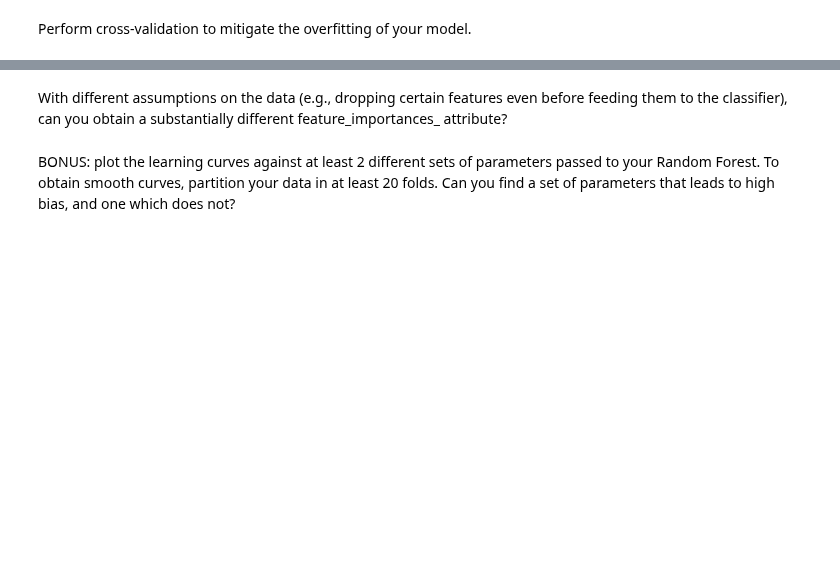
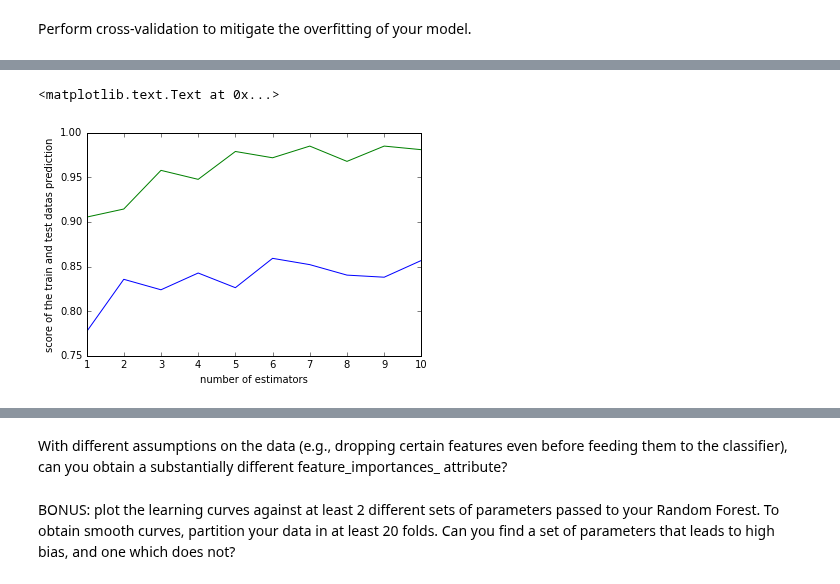
Before and after one commit to amirsh/ada-ana, a Jupyter notebook: HW4-notebooks/Exercice1.ipynb, the cells around one changed output, grey strips where cells are left out. Cells and saved outputs as stored; diff of their text form; code cells hidden in the pictures; blank space fills up the shorter version.

```diff
--- a/HW4-notebooks/Exercice1.ipynb
+++ b/HW4-notebooks/Exercice1.ipynb
@@ -264,0 +238,19 @@ k = 10, train data score = 0.9850275807722616, test data score = 0.8297872340425
+# %%
+tr_score = []
+te_score = []
+for i in  np.arange(len(n)):
+    clf = RandomForestClassifier(n_estimators = n[i])
+    clf = clf.fit(X_train, y_train)
+    y_pred = clf.predict(X_test)
+    tr_pred = clf.predict(X_train)
+    tr_score = np.r_[tr_score,metrics.accuracy_score(y_train, tr_pred)]
+    te_score = np.r_[te_score,metrics.accuracy_score(y_test, y_pred)]
+
+# plot
+plt.plot(n, te_score)
+plt.plot(n, tr_score)
+plt.xlabel('number of estimators')
+plt.ylabel('score of the train and test data''s prediction' )
+# %% [output]
+<matplotlib.text.Text at 0x...>
+[figure, added]
```
Also changed, not shown: parts of 35 cells of this notebook, 1 other file.
